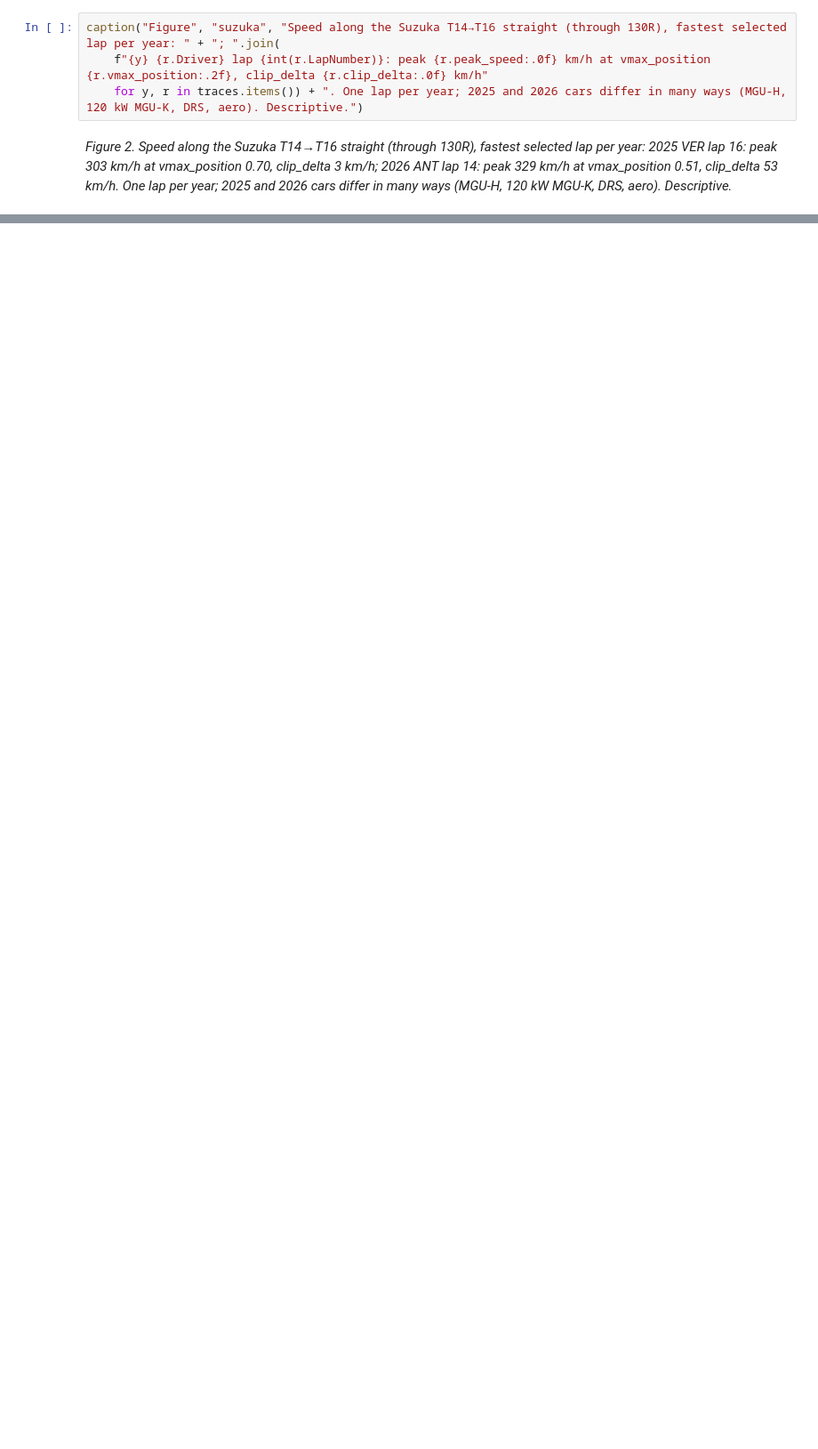
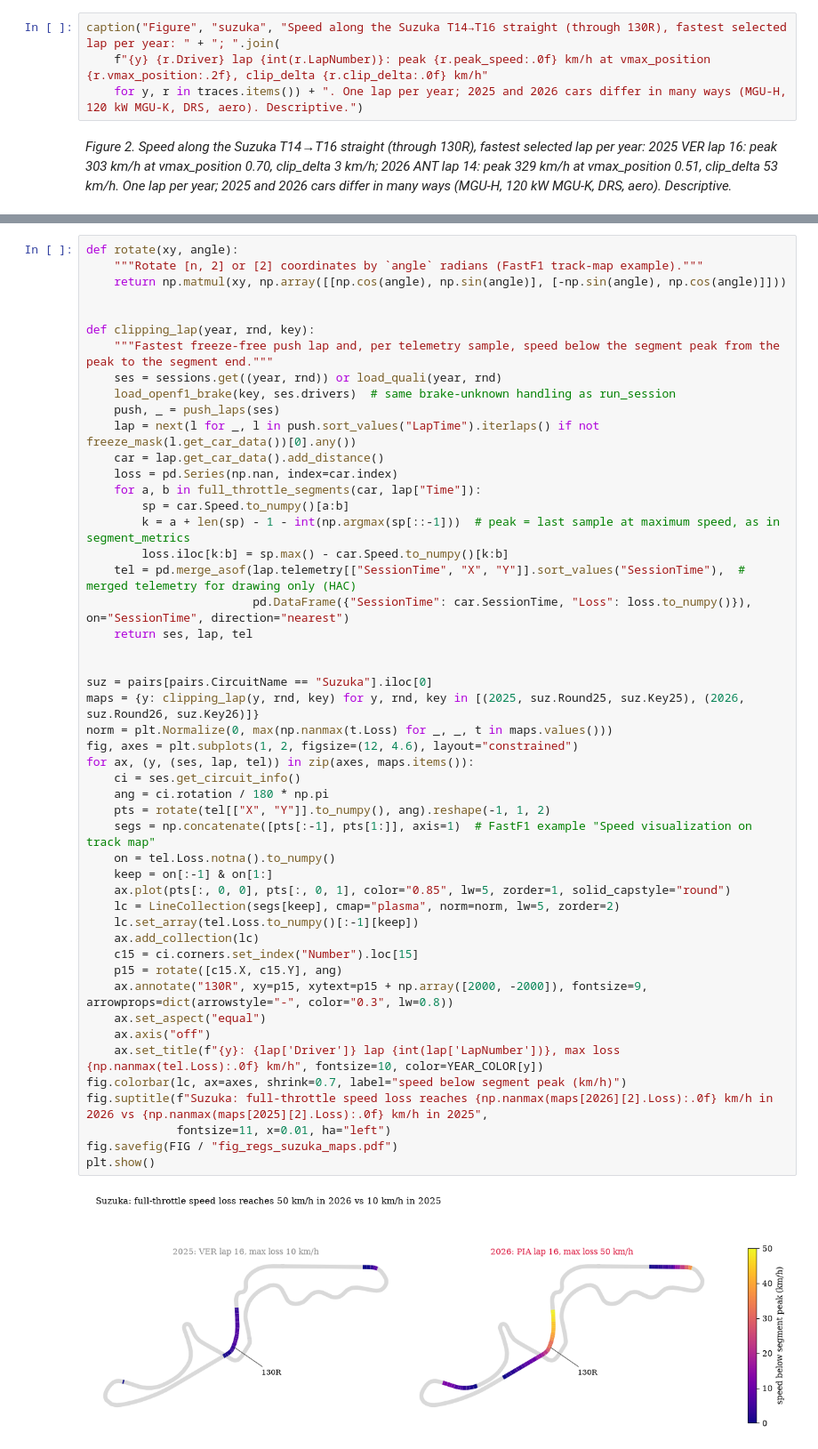
Before and after one commit to see7ien/Flat-Out, a Jupyter notebook: 03_regulations.ipynb, the cells around one changed output, grey strips where cells are left out. Shown at 89% size. Saved outputs shown, nothing was run; the diff lists cells and outputs as text; blank space fills up the shorter version.

```diff
--- a/03_regulations.ipynb
+++ b/03_regulations.ipynb
@@ -364,0 +439,51 @@ caption("Table", "robust", "Paired 2026 − 2025 result under each robustness ch
+# %%
+def rotate(xy, angle):
+    """Rotate [n, 2] or [2] coordinates by `angle` radians (FastF1 track-map example)."""
+    return np.matmul(xy, np.array([[np.cos(angle), np.sin(angle)], [-np.sin(angle), np.cos(angle)]]))
+
+
+def clipping_lap(year, rnd, key):
+    """Fastest freeze-free push lap and, per telemetry sample, speed below the segment peak from the peak to the segment end."""
+    ses = sessions.get((year, rnd)) or load_quali(year, rnd)
+    load_openf1_brake(key, ses.drivers)  # same brake-unknown handling as run_session
+    push, _ = push_laps(ses)
+    lap = next(l for _, l in push.sort_values("LapTime").iterlaps() if not freeze_mask(l.get_car_data())[0].any())
+    car = lap.get_car_data().add_distance()
+    loss = pd.Series(np.nan, index=car.index)
+    for a, b in full_throttle_segments(car, lap["Time"]):
+        sp = car.Speed.to_numpy()[a:b]
+        k = a + len(sp) - 1 - int(np.argmax(sp[::-1]))  # peak = last sample at maximum speed, as in segment_metrics
+        loss.iloc[k:b] = sp.max() - car.Speed.to_numpy()[k:b]
+    tel = pd.merge_asof(lap.telemetry[["SessionTime", "X", "Y"]].sort_values("SessionTime"),  # merged telemetry for drawing only (HAC)
+                        pd.DataFrame({"SessionTime": car.SessionTime, "Loss": loss.to_numpy()}), on="SessionTime", direction="nearest")
+    return ses, lap, tel
+
+
+suz = pairs[pairs.CircuitName == "Suzuka"].iloc[0]
+maps = {y: clipping_lap(y, rnd, key) for y, rnd, key in [(2025, suz.Round25, suz.Key25), (2026, suz.Round26, suz.Key26)]}
+norm = plt.Normalize(0, max(np.nanmax(t.Loss) for _, _, t in maps.values()))
+fig, axes = plt.subplots(1, 2, figsize=(12, 4.6), layout="constrained")
+for ax, (y, (ses, lap, tel)) in zip(axes, maps.items()):
+    ci = ses.get_circuit_info()
+    ang = ci.rotation / 180 * np.pi
+    pts = rotate(tel[["X", "Y"]].to_numpy(), ang).reshape(-1, 1, 2)
+    segs = np.concatenate([pts[:-1], pts[1:]], axis=1)  # FastF1 example "Speed visualization on track map"
+    on = tel.Loss.notna().to_numpy()
+    keep = on[:-1] & on[1:]
+    ax.plot(pts[:, 0, 0], pts[:, 0, 1], color="0.85", lw=5, zorder=1, solid_capstyle="round")
+    lc = LineCollection(segs[keep], cmap="plasma", norm=norm, lw=5, zorder=2)
+    lc.set_array(tel.Loss.to_numpy()[:-1][keep])
+    ax.add_collection(lc)
+    c15 = ci.corners.set_index("Number").loc[15]
+    p15 = rotate([c15.X, c15.Y], ang)
+    ax.annotate("130R", xy=p15, xytext=p15 + np.array([2000, -2000]), fontsize=9, arrowprops=dict(arrowstyle="-", color="0.3", lw=0.8))
+    ax.set_aspect("equal")
+    ax.axis("off")
+    ax.set_title(f"{y}: {lap['Driver']} lap {int(lap['LapNumber'])}, max loss {np.nanmax(tel.Loss):.0f} km/h", fontsize=10, color=YEAR_COLOR[y])
+fig.colorbar(lc, ax=axes, shrink=0.7, label="speed below segment peak (km/h)")
+fig.suptitle(f"Suzuka: full-throttle speed loss reaches {np.nanmax(maps[2026][2].Loss):.0f} km/h in 2026 vs {np.nanmax(maps[2025][2].Loss):.0f} km/h in 2025",
+             fontsize=11, x=0.01, ha="left")
+fig.savefig(FIG / "fig_regs_suzuka_maps.pdf")
+plt.show()
+# %% [output]
+[figure, added]
```
Also changed, not shown: parts of 16 cells of this notebook, 7 other files.
